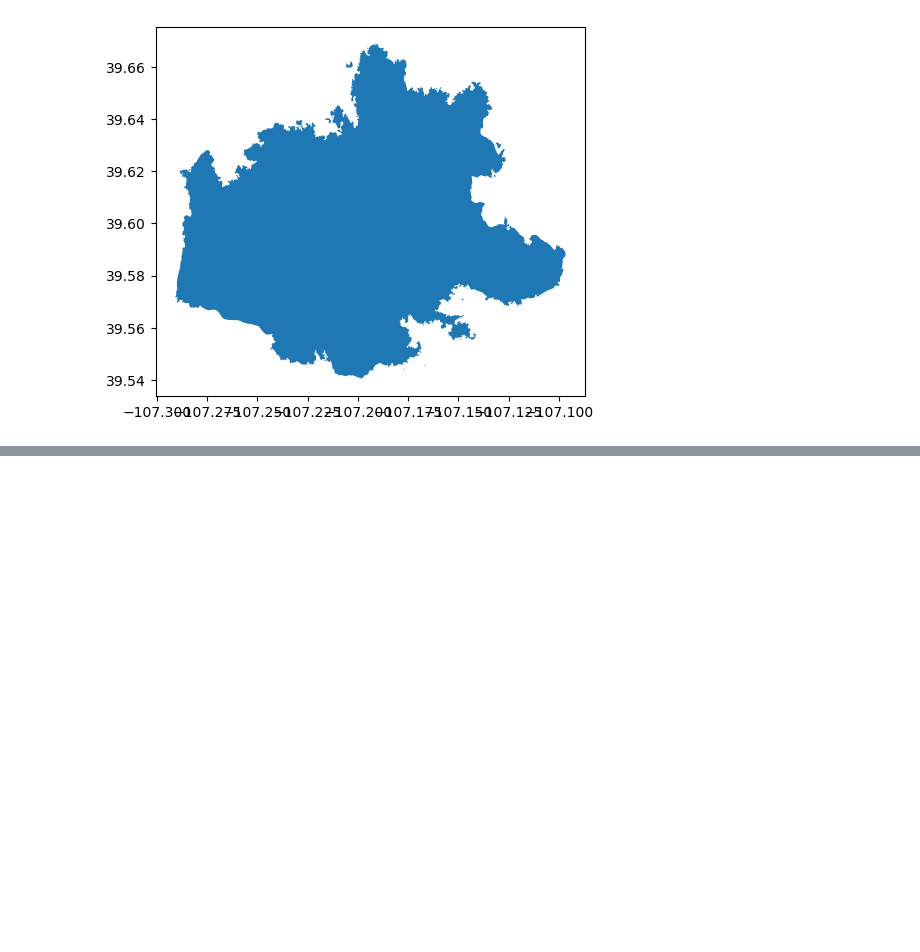
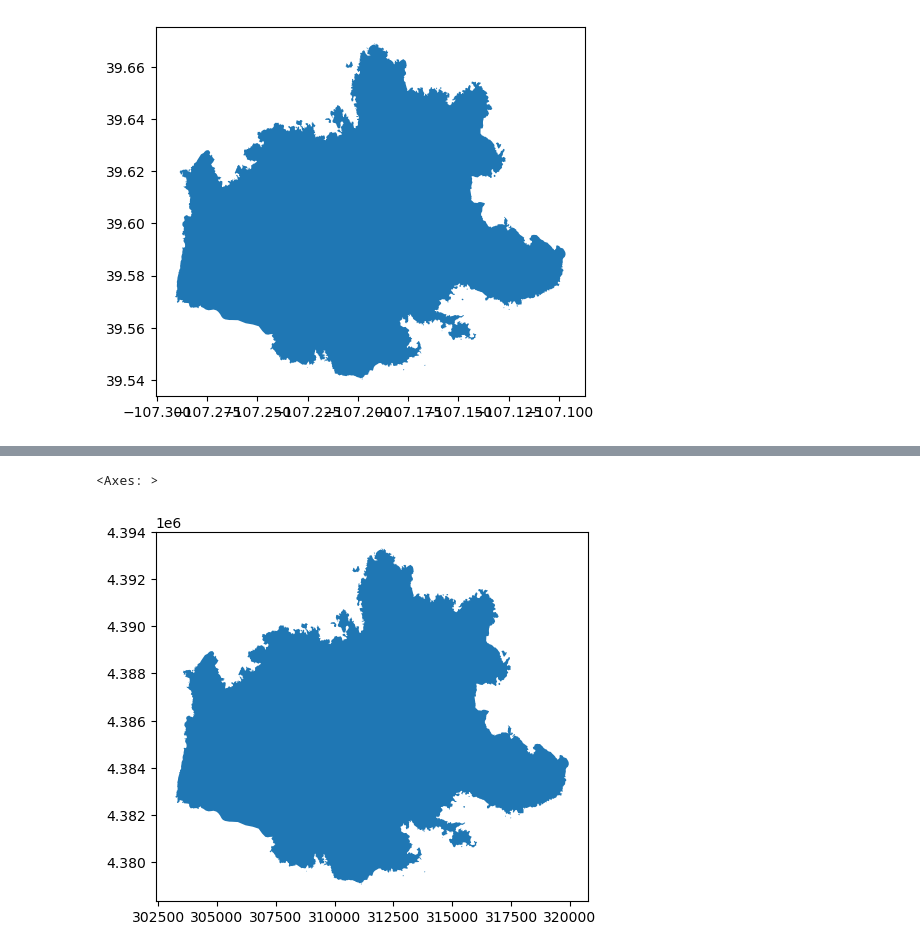
Before and after one commit to cu-esiil-edu/MSUGrizzlyCreek2020Fire, a Jupyter notebook: notebooks/vegetation.ipynb, the cells around one changed output, grey strips where cells are left out. Cells and saved outputs as stored; diff of their text form; code cells hidden in the pictures; blank space fills up the shorter version.

```diff
--- a/notebooks/vegetation.ipynb
+++ b/notebooks/vegetation.ipynb
@@ -140,0 +259,5 @@ mymap
+# %%
+bounds_gdf.to_crs(RGB_data.rio.crs).plot()
+# %% [output]
+<Axes: >
+[figure, added]
```
Also changed, not shown: parts of 29 cells of this notebook, 15 other files.
